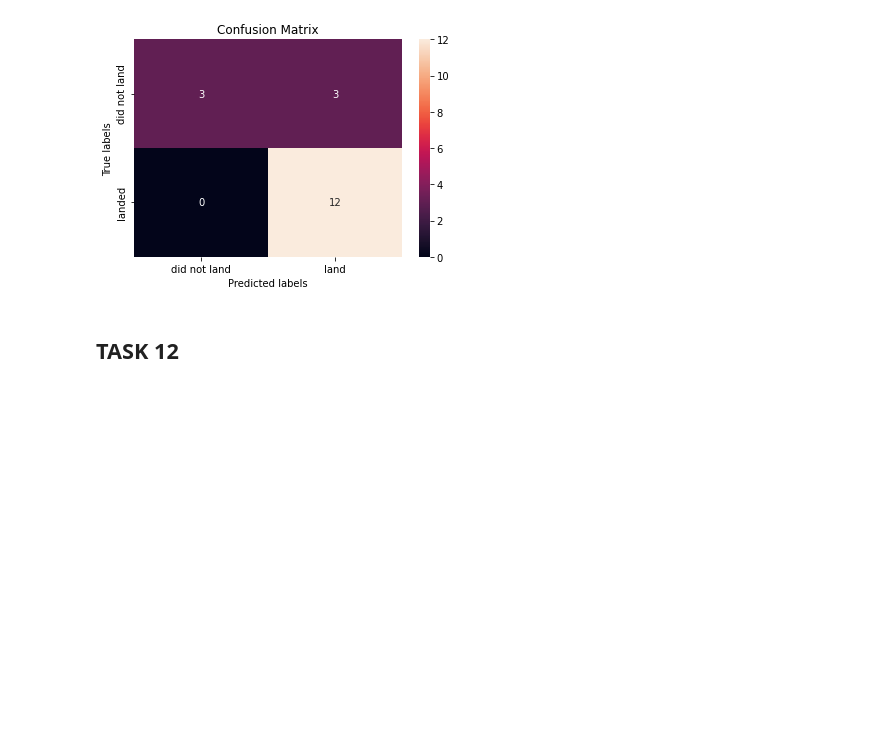
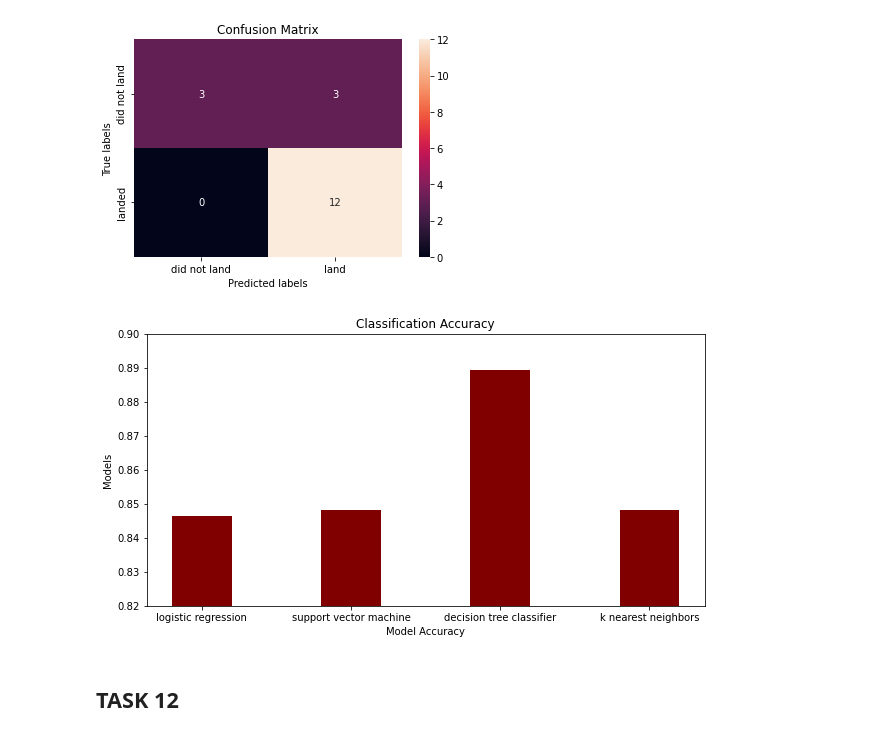
Before and after one commit to nqomuleya/IBM_data_science_New, a Jupyter notebook: Predictive Analytics.ipynb, the cells around one changed output. Cells and saved outputs as stored; diff of their text form; code cells hidden in the pictures; blank space fills up the shorter version.

```diff
--- a/Predictive Analytics.ipynb
+++ b/Predictive Analytics.ipynb
@@ -328,6 +328,23 @@ yhat = knn_cv.predict(X_test)
 plot_confusion_matrix(Y_test,yhat)
 # %% [output]
 [figure]
+# %%
+data = {'logistic regression':0.846428571, 'support vector machine':0.848214286,  'decision tree classifier':0.889285714, 'k nearest neighbors':0.848214286}
+courses = list(data.keys())
+values = list(data.values())
+
+fig = plt.figure(figsize = (10, 5))
+
+# creating the bar plot
+plt.bar(courses, values, color ='maroon', width = 0.4)
+plt.ylim(0.82, 0.9)
+plt.xlabel("Model Accuracy")
+plt.ylabel("Models")
+plt.title("Classification Accuracy")
+
+plt.show()
+# %% [output]
+[figure, added]
 # %% [markdown]
 ## TASK  12
 # %% [markdown]
```
